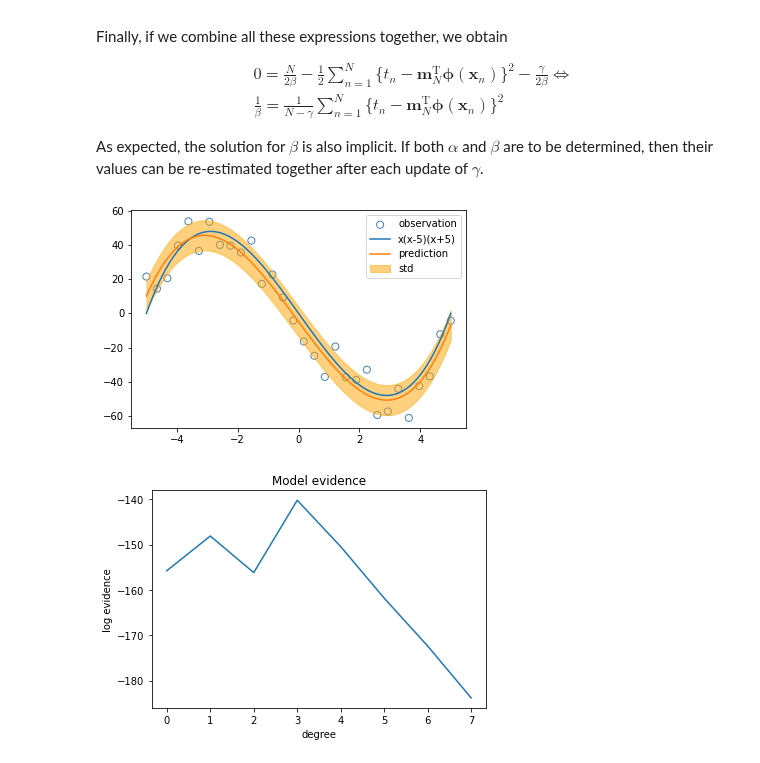
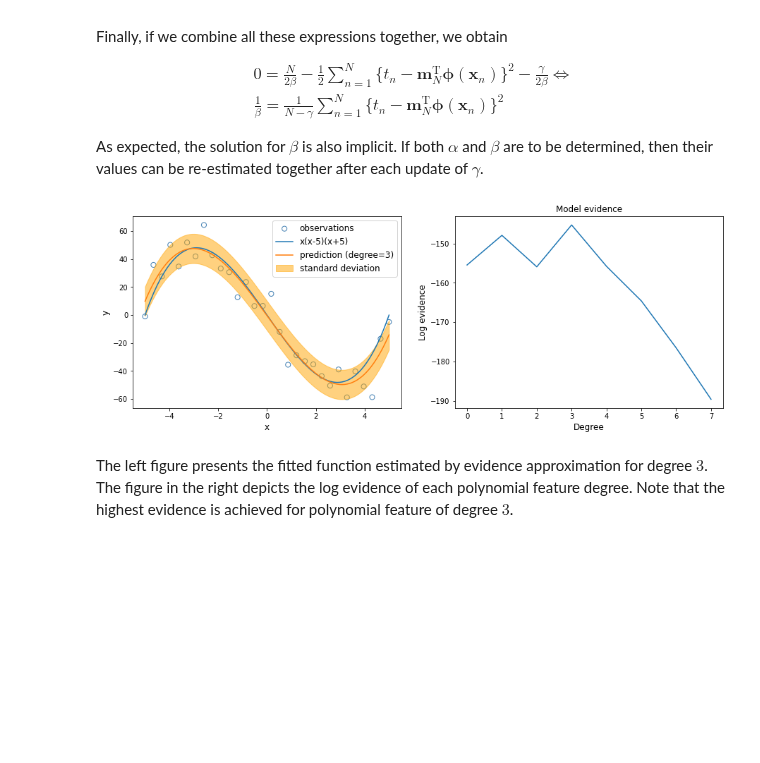
Before and after one commit to vagmcs/PRML, a Jupyter notebook: notebooks/ch3_linear_models_for_regression.ipynb, the cells around one changed output. Saved outputs shown, nothing was run; the diff lists cells and outputs as text; code cells hidden in the pictures; blank space fills up the shorter version.

```diff
--- a/notebooks/ch3_linear_models_for_regression.ipynb
+++ b/notebooks/ch3_linear_models_for_regression.ipynb
@@ -189,7 +189,7 @@ for i, basis in enumerate([polynomial_basis, gaussian_basis, sigmoid_basis]):
     plt.scatter(X, y)
     x_train_features = basis.transform(X)
     model.fit(x_train_features, y)
-    plt.plot(X, model.predict(x_train_features), color='red')
+    plt.plot(X, model.predict(x_train_features)[0], color='red')
     plt.title(['Polynomial Basis', 'Gaussian Basis', 'Sigmoid Basis'][i], fontsize=14)
 
 X = np.arange(-10, 10, 0.5)
@@ -200,7 +200,7 @@ for i, basis in enumerate([polynomial_basis, gaussian_basis, sigmoid_basis]):
     plt.scatter(X, y)
     x_train_features = basis.transform(X)
     model.fit(x_train_features, y)
-    plt.plot(X, model.predict(x_train_features), color='red')
+    plt.plot(X, model.predict(x_train_features)[0], color='red')
 
 plt.show()
 # %% [output]
@@ -418,7 +418,7 @@ for ln_lambda in [2.4, -2.4, -8]:
     for i, (x_train, y_train) in enumerate(datasets):
         model = RidgeRegression(alpha=math.exp(ln_lambda))
         model.fit(x_train, y_train)
-        y = model.predict(x_test_features)
+        y, _ = model.predict(x_test_features)
         predictions.append(y)
         if i == 0:
             plt.plot(x_test, y, color="red", label=f"$\ln\lambda={ln_lambda}$")
@@ -681,7 +684,7 @@ for i, x in enumerate(X_train):
     if i < 4 or i == 7 or i == N - 1:
         model = BayesianRegression(alpha=1e-3, beta=2.)
         model.fit(X_train[:i+1], y_train[:i+1])
-        y, y_std = model.predict(X_test, return_std=True)
+        y, y_std = model.predict(X_test)
 
         plt.subplot(2, 6, fig_idx); fig_idx += 1
         plt.scatter(x_train[:i+1], y_train[:i+1], s=100, facecolor="none", edgecolor="steelblue")
@@ -1158,39 +1161,45 @@ $$
 
 As expected, the solution for $\beta$ is also implicit. If both $\alpha$ and $\beta$ are to be determined, then their values can be re-estimated together after each update of $\gamma$.
 # %%
-def cubic(x):
-    return x * (x - 5) * (x + 5)
-
+cubic = lambda x: x * (x - 5) * (x + 5)
 x_train, y_train = generate_toy_data(cubic, 30, 10, [-5, 5])
 x_test = np.linspace(-5, 5, 100)
+
+models = []
 evidences = []
-models = []
 for i in range(8):
     feature = PolynomialFeature(degree=i)
     X_train = feature.transform(x_train)
     model = EvidenceApproximation(alpha=100., beta=100.)
     model.fit(X_train, y_train, n_iter=100)
     evidences.append(model.log_evidence(X_train, y_train))
     models.append(model)
 
+# select the best performing degree (the one having the highest evidence)
 degree = np.nanargmax(evidences)
 regression = models[degree]
 
 X_test = PolynomialFeature(degree=int(degree)).transform(x_test)
-y, y_std = regression.predict(X_test, return_std=True)
+y, y_std = regression.predict(X_test)
 
-plt.scatter(x_train, y_train, s=50, facecolor="none", edgecolor="steelblue", label="observation")
+plt.figure(figsize=(15, 5))
+
+plt.subplot(1, 2, 1)
+plt.scatter(x_train, y_train, s=50, facecolor="none", edgecolor="steelblue", label="observations")
 plt.plot(x_test, cubic(x_test), label="x(x-5)(x+5)")
-plt.plot(x_test, y, label="prediction")
-plt.fill_between(x_test, y - y_std, y + y_std, alpha=0.5, label="std", color="orange")
-plt.legend()
+plt.plot(x_test, y, label=f"prediction (degree={degree})")
+plt.fill_between(x_test, y - y_std, y + y_std, alpha=0.5, label="standard deviation", color="orange")
+plt.xlabel("x", fontsize=12)
+plt.ylabel("y", fontsize=12)
+plt.legend(fontsize=12)
+
+plt.subplot(1, 2, 2)
+plt.plot(evidences)
+plt.title("Model evidence", fontsize=12)
+plt.xlabel("Degree", fontsize=12)
+plt.ylabel("Log evidence", fontsize=12)
 plt.show()
-
-plt.plot(evidences)
-plt.title("Model evidence")
-plt.xlabel("degree")
-plt.ylabel("log evidence")
-plt.show()
 # %% [output]
-[figure, old version]
+[figure, new version]
-[figure, removed]
+# %% [markdown]
+The left figure presents the fitted function estimated by evidence approximation for degree $3$. The figure in the right depicts the log evidence of each polynomial feature degree. Note that the highest evidence is achieved for polynomial feature of degree $3$.
```
Also changed, not shown: parts of 6 cells of this notebook, 12 other files.
